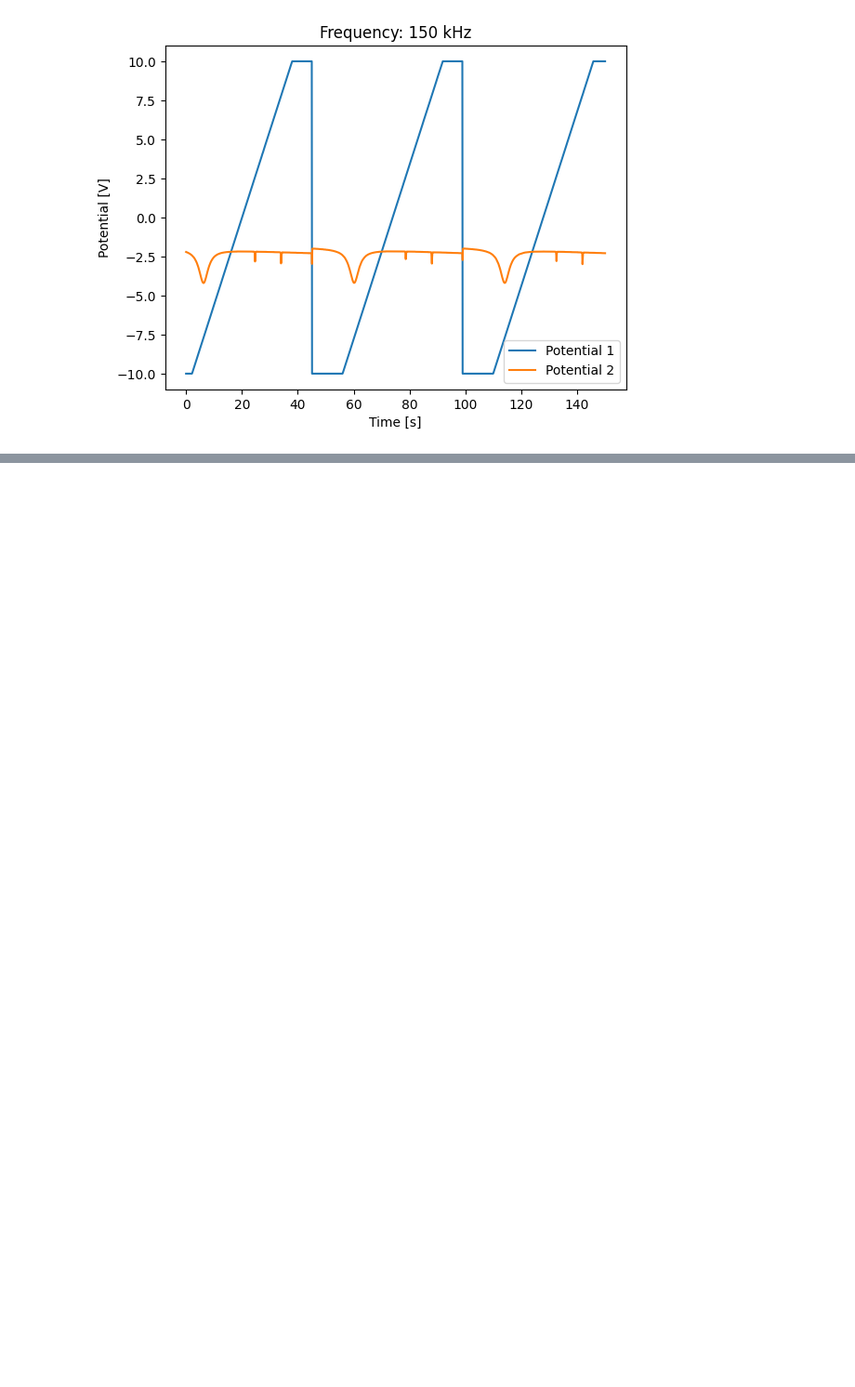
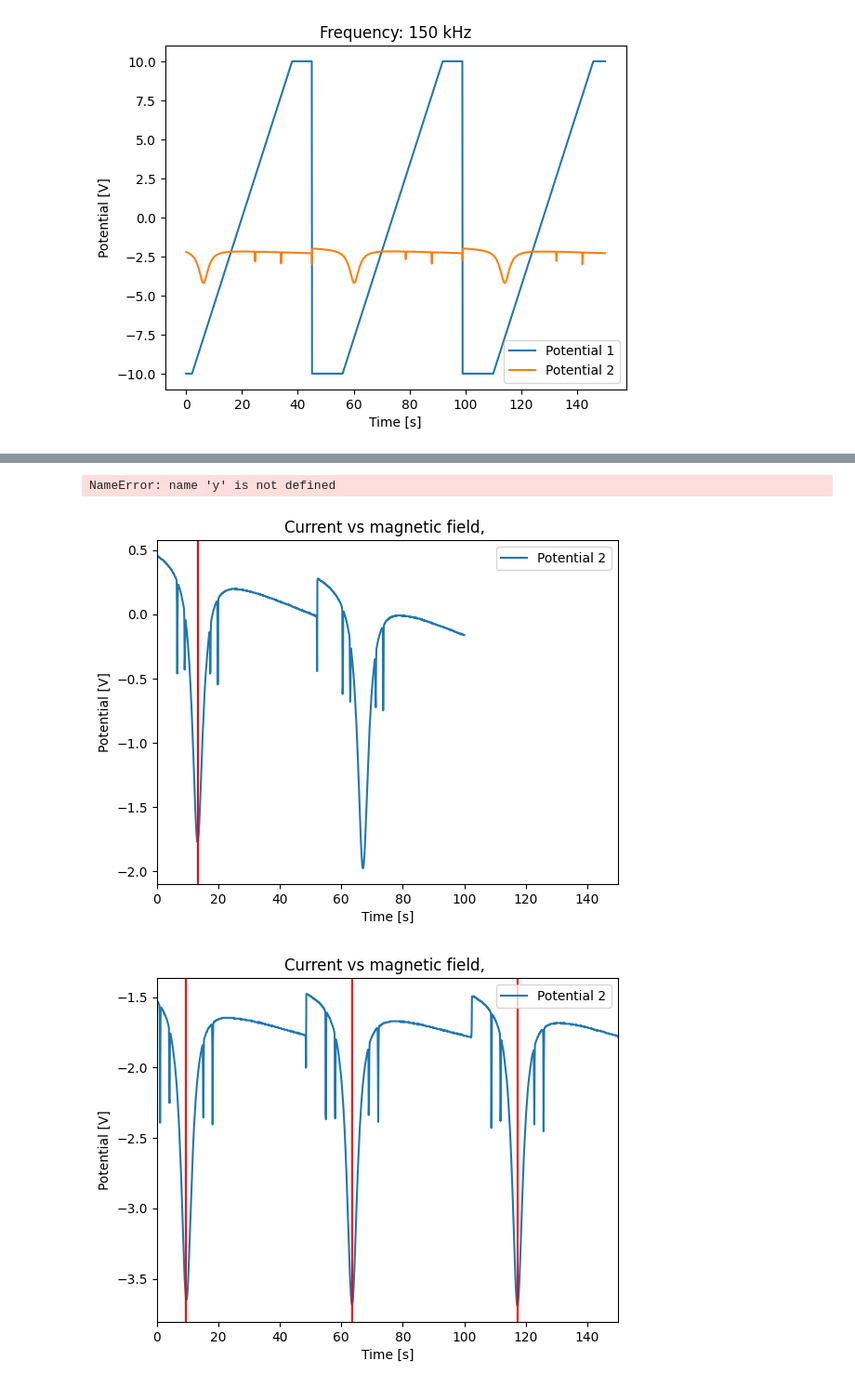
Before and after one commit to arielsmyri/phys_p_451, a Jupyter notebook: optical_pumping_lab/optical_pumping_analysis.ipynb, the cells around one changed output, grey strips where cells are left out. Shown at 93% size. Cells and saved outputs as stored; diff of their text form; code cells hidden in the pictures; blank space fills up the shorter version.

```diff
--- a/optical_pumping_lab/optical_pumping_analysis.ipynb
+++ b/optical_pumping_lab/optical_pumping_analysis.ipynb
@@ -50,0 +140,48 @@ for freq in frequencies:
+# %%
+from scipy.signal import find_peaks
+from scipy.optimize import curve_fit
+
+def gaussian_with_linear_bg(x, a, mu, sigma, c0, c1):
+    return a * np.exp(-0.5((x-mu)/sigma)**2 + c0 + c1*x)
+
+# x = data
+# a = peak amplitude
+# mu = peak location
+# sigma = peak spread
+# c0, c1: linear background
+
+peaks, properties = find_peaks(y, prominence=50, width=2)
+# find_peaks returns the peak locations as an array,
+# as well as a dictionary of those peak properties
+
+locations = []
+
+for p in peaks:
+    fitting_window = int(properties["widths"][list(peaks).index(p) * 2]) # have the fitting window be double the peak width
+    low, high = max(p - w, 0), min(p + w, len(y)) # have the low and high fit guesses be the peak location +/- width
+    p0 = [y[p], x[p], x[1] - x[0], y[low], 0] # inital guesses in the order of x, a, mu, sigma, c0, c1
+    popt, pcov = curve_fit(gaussian_with_linear_bg, x[low:hi], y[low:hi], p0=p0)
+    locations.append((popt[1], np.sqrt[1,1]))
+
+print(locations)
+# %% [output]
+NameError: name 'y' is not defined
+# %%
+for freq in frequencies:
+    data_temp = data[f"{freq}k"]["potential_2"]
+    peaks, properties = find_peaks(-data_temp, prominence = 2)
+    # print(peaks)
+
+    fig, ax = plt.subplots()
+    # ax.plot(data[f"{freq}k"]["time"], data[f"{freq}k"]["potential_1"], label = "Potential 1")
+    ax.plot(data[f"{freq}k"]["time"], data[f"{freq}k"]["potential_2"], label = "Potential 2")
+    ax.legend()
+    for p in peaks:
+        ax.axvline(x = data[f"{freq}k"]["time"][p], color = "red")
+    ax.set_title(f"Current vs magnetic field, ")
+    ax.set_xlabel("Time [s]")
+    ax.set_ylabel("Potential [V]")
+    ax.set_xlim(0,150)
+# %% [output]
+[figure, added]
+[figure, added]
```
Also changed, not shown: parts of 8 cells of this notebook, 32 other files.
